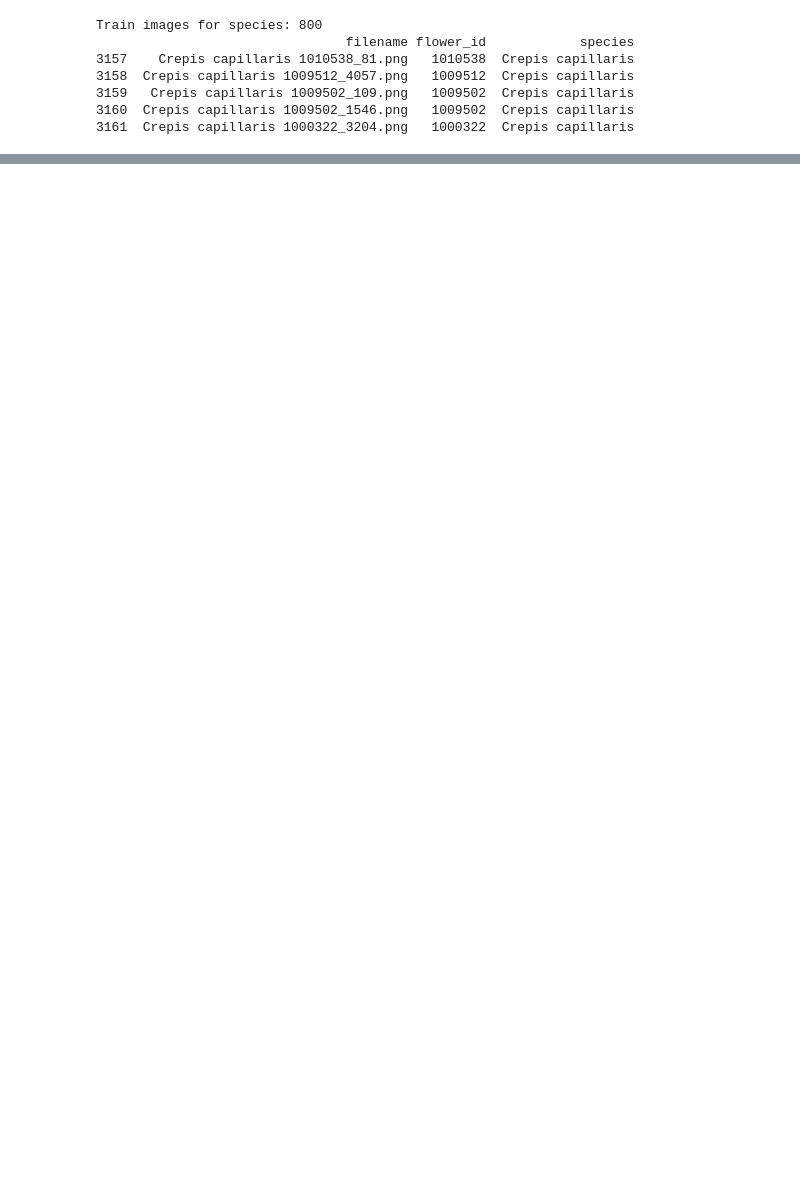
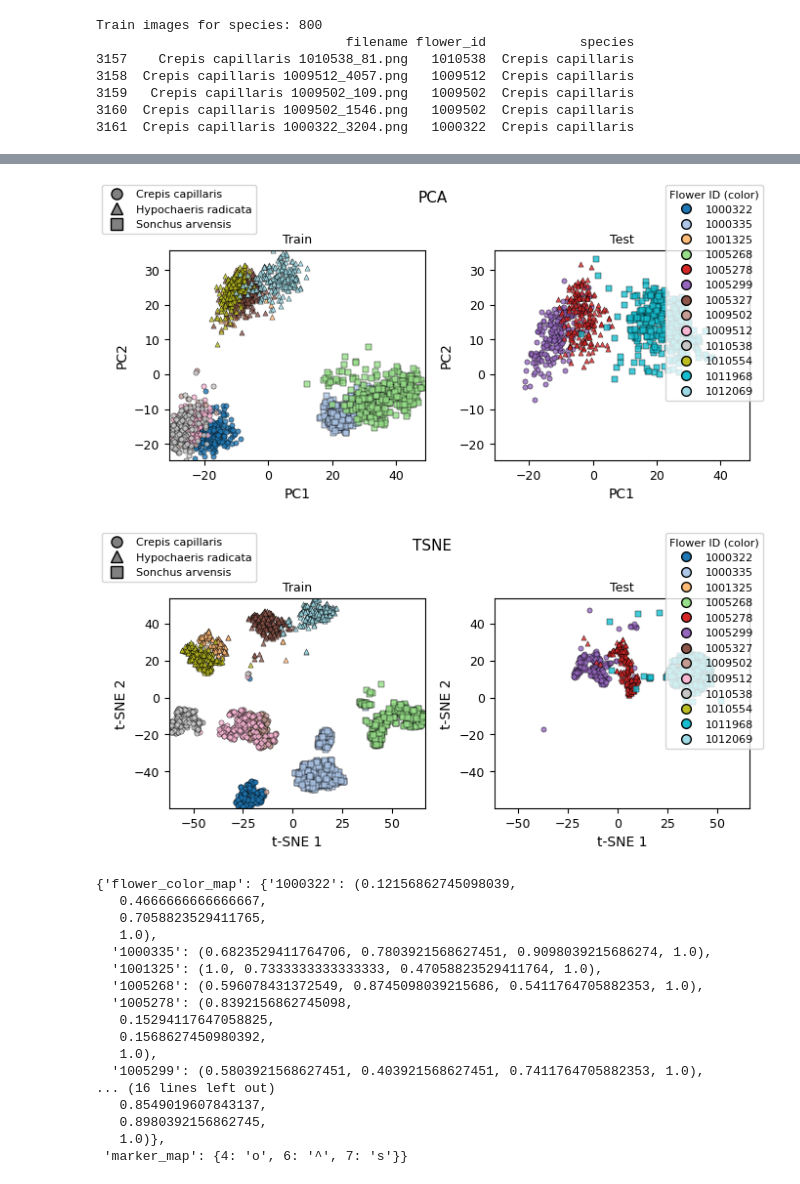
Before and after one commit to myngoc-trg/Bachelor_Project_Statistics, a Jupyter notebook: Report_sensi.ipynb, the cells around one changed output, grey strips where cells are left out. Cells and saved outputs as stored; diff of their text form; code cells hidden in the pictures; blank space fills up the shorter version.

```diff
--- a/Report_sensi.ipynb
+++ b/Report_sensi.ipynb
@@ -307,0 +1039,59 @@ Dataset setup complete.
+# %%
+confusing_classes = [
+    "Crepis capillaris",
+    "Hypochaeris radicata",
+    "Sonchus arvensis"
+]
+
+
+plot_pca_tsne_flowerid_two_panels(
+    X_train=X_train,
+    y_train=y_train,
+    flower_id_train=flower_ids_train,
+    X_test=X_test,
+    y_test=y_test,
+    flower_id_test=flower_ids_test,
+    class_names=classes,
+    confusing_classes=confusing_classes,
+    method="pca",
+    show_flower_legend=True,
+    save_path="/home/na1488tr-s/Bachelor_Project_Statistics/figures/pca_crepis_hypo.png"
+    ,max_flower_ids_in_legend=50
+
+)
+
+plot_pca_tsne_flowerid_two_panels(
+   X_train=X_train,
+    y_train=y_train,
+    flower_id_train=flower_ids_train,
+    X_test=X_test,
+    y_test=y_test,
+    flower_id_test=flower_ids_test,
+    class_names=classes,
+    confusing_classes=confusing_classes,
+    method="tsne",
+    show_flower_legend=True,
+    save_path="/home/na1488tr-s/Bachelor_Project_Statistics/figures/tsne_crepis_hypo.png"
+    ,max_flower_ids_in_legend=50
+
+)
+# %% [output]
+[figure, added]
+[figure, added]
+{'flower_color_map': {'1000322': (0.12156862745098039,
+   0.4666666666666667,
+   0.7058823529411765,
+   1.0),
+  '1000335': (0.6823529411764706, 0.7803921568627451, 0.9098039215686274, 1.0),
+  '1001325': (1.0, 0.7333333333333333, 0.47058823529411764, 1.0),
+  '1005268': (0.596078431372549, 0.8745098039215686, 0.5411764705882353, 1.0),
+  '1005278': (0.8392156862745098,
+   0.15294117647058825,
+   0.1568627450980392,
+   1.0),
+  '1005299': (0.5803921568627451, 0.403921568627451, 0.7411764705882353, 1.0),
+... (16 lines left out)
+   0.8549019607843137,
+   0.8980392156862745,
+   1.0)},
+ 'marker_map': {4: 'o', 6: '^', 7: 's'}}
```
Also changed, not shown: parts of 30 cells of this notebook, 9 other files.
